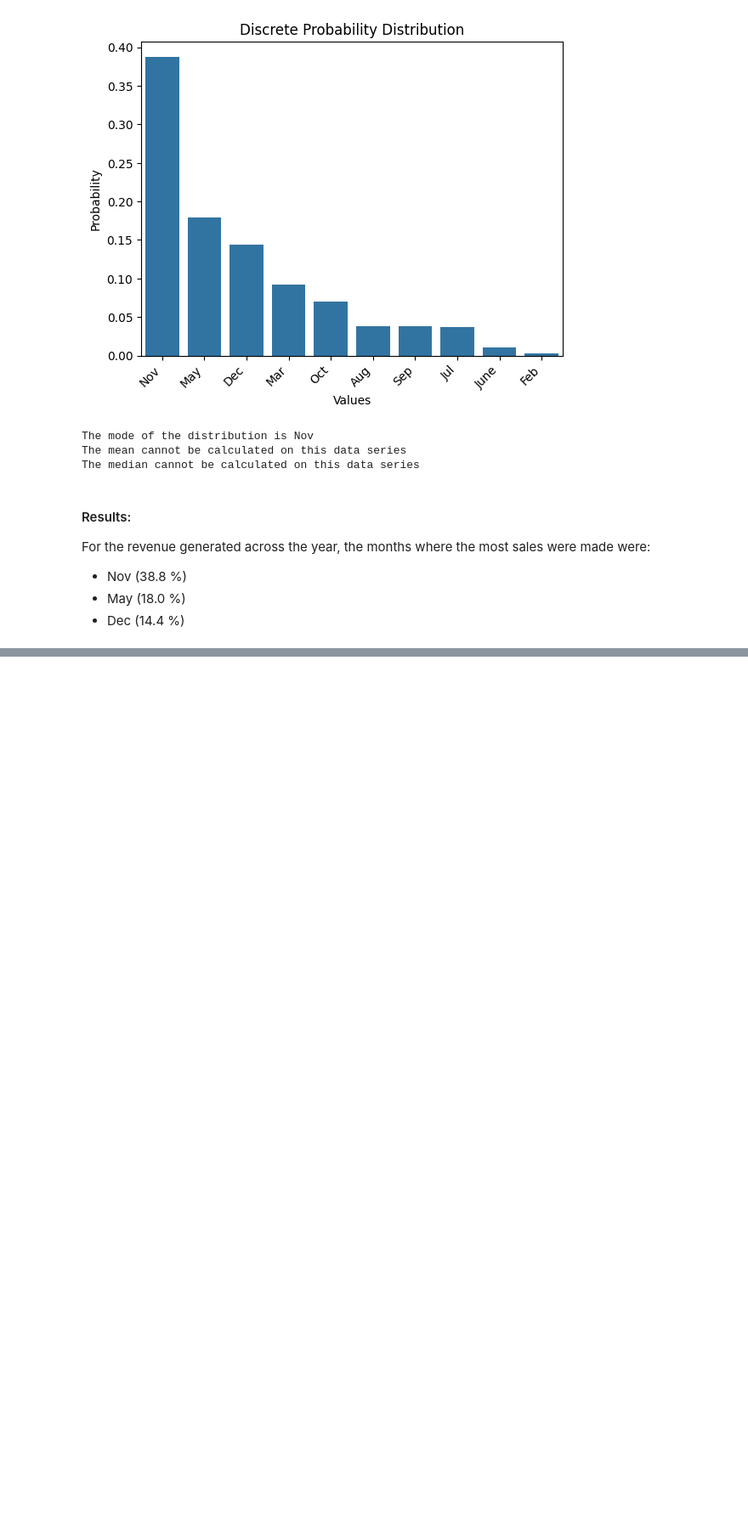
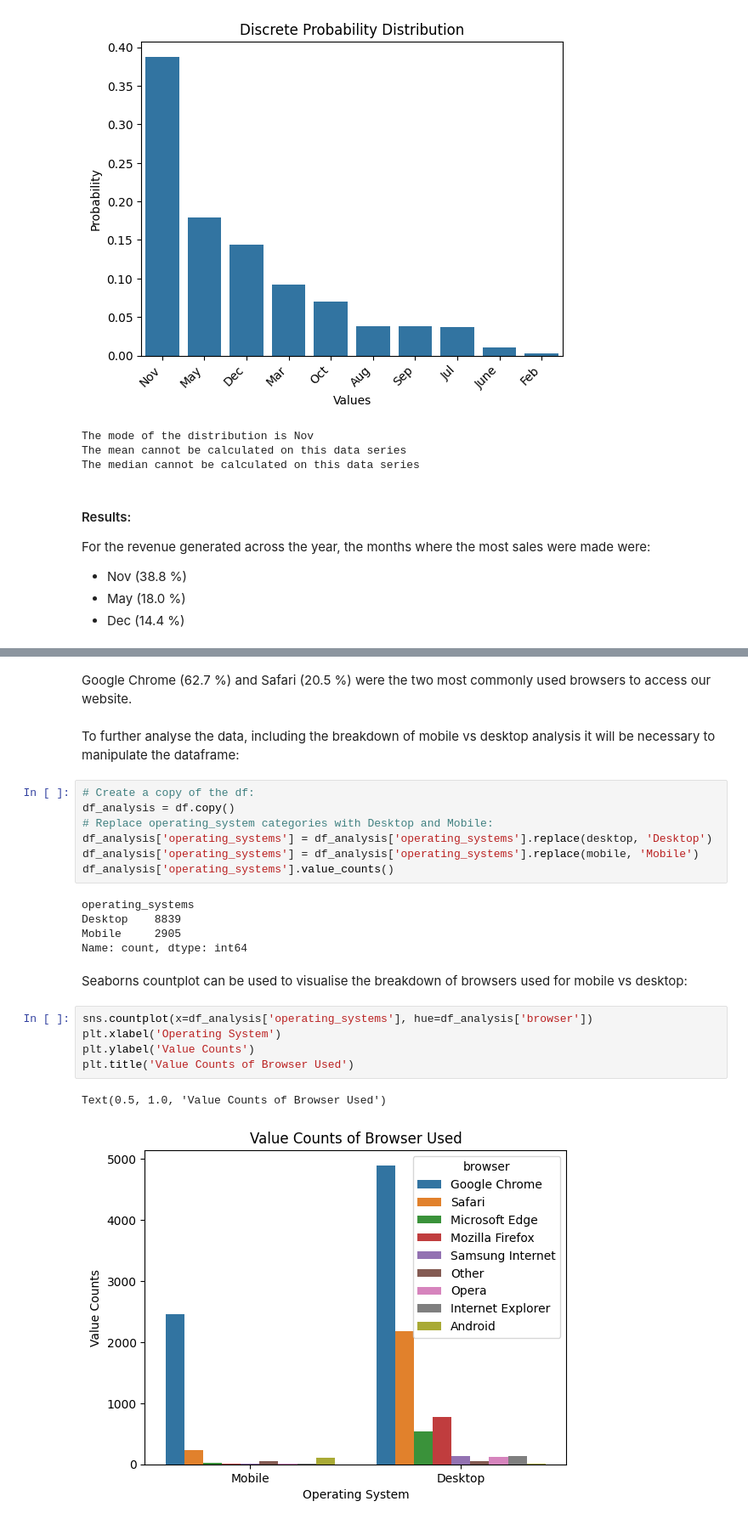
Before and after one commit to Chills00/exploratory-data-analysis---online-shopping-in-retail917, a Jupyter notebook: Analysis_Notebook.ipynb, the cells around one changed output, grey strips where cells are left out. Shown: that part at 85% size. Drawn from its saved outputs; the diff is of its cells as text; blank space fills up the shorter version.

```diff
--- a/Analysis_Notebook.ipynb
+++ b/Analysis_Notebook.ipynb
@@ -204,0 +317,26 @@ For the revenue generated across the year, the months where the most sales were
+# %% [markdown]
+Google Chrome (62.7 %) and Safari (20.5 %) were the two most commonly used browsers to access our website.
+# %% [markdown]
+To further analyse the data, including the breakdown of mobile vs desktop analysis it will be necessary to manipulate the dataframe:
+# %%
+# Create a copy of the df:
+df_analysis = df.copy()
+# Replace operating_system categories with Desktop and Mobile:
+df_analysis['operating_systems'] = df_analysis['operating_systems'].replace(desktop, 'Desktop')
+df_analysis['operating_systems'] = df_analysis['operating_systems'].replace(mobile, 'Mobile')
+df_analysis['operating_systems'].value_counts()
+# %% [output]
+operating_systems
+Desktop    8839
+Mobile     2905
+Name: count, dtype: int64
+# %% [markdown]
+Seaborns countplot can be used to visualise the breakdown of browsers used for mobile vs desktop:
+# %%
+sns.countplot(x=df_analysis['operating_systems'], hue=df_analysis['browser'])
+plt.xlabel('Operating System')
+plt.ylabel('Value Counts')
+plt.title('Value Counts of Browser Used')
+# %% [output]
+Text(0.5, 1.0, 'Value Counts of Browser Used')
+[figure, added]
```
Also changed, not shown: parts of 18 cells of this notebook, 1 other file.
